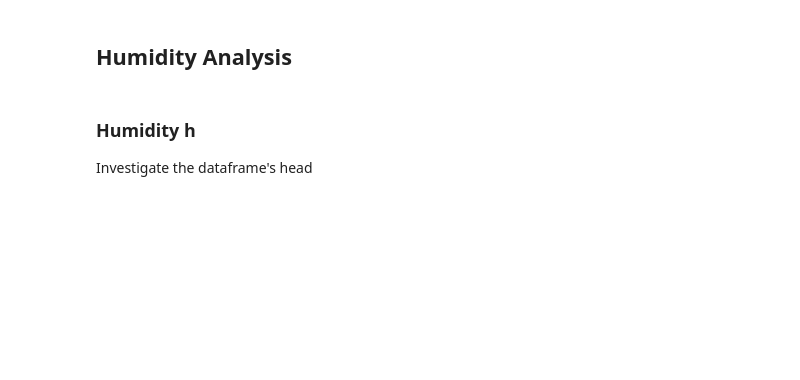
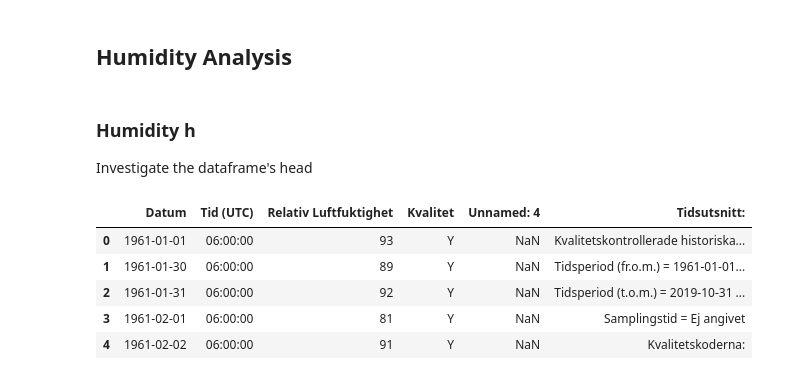
Before and after one commit to beatejosefina/data-project, a Jupyter notebook: DataExploration.ipynb, the cells around one changed output. Saved outputs shown, nothing was run; the diff lists cells and outputs as text; code cells hidden in the pictures; blank space fills up the shorter version.

```diff
--- a/DataExploration.ipynb
+++ b/DataExploration.ipynb
@@ -169,3 +284,12 @@ Newst value: 2022-12-31, oldest value: 2019-10-07
 # %% [markdown]
 ### Humidity h
 Investigate the dataframe's head
+# %%
+humidity_h.head()
+# %% [output]
+|  | Datum | Tid (UTC) | Relativ Luftfuktighet | Kvalitet | Unnamed: 4 | Tidsutsnitt: |
+| 0 | 1961-01-01 | 06:00:00 | 93 | Y | NaN | Kvalitetskontrollerade historiska... |
+| 1 | 1961-01-30 | 06:00:00 | 89 | Y | NaN | Tidsperiod (fr.o.m.) = 1961-01-01... |
+| 2 | 1961-01-31 | 06:00:00 | 92 | Y | NaN | Tidsperiod (t.o.m.) = 2019-10-31 ... |
+| 3 | 1961-02-01 | 06:00:00 | 81 | Y | NaN | Samplingstid = Ej angivet |
+| 4 | 1961-02-02 | 06:00:00 | 91 | Y | NaN | Kvalitetskoderna: |
```
Also changed, not shown: parts of 28 cells of this notebook, 3 other files.
